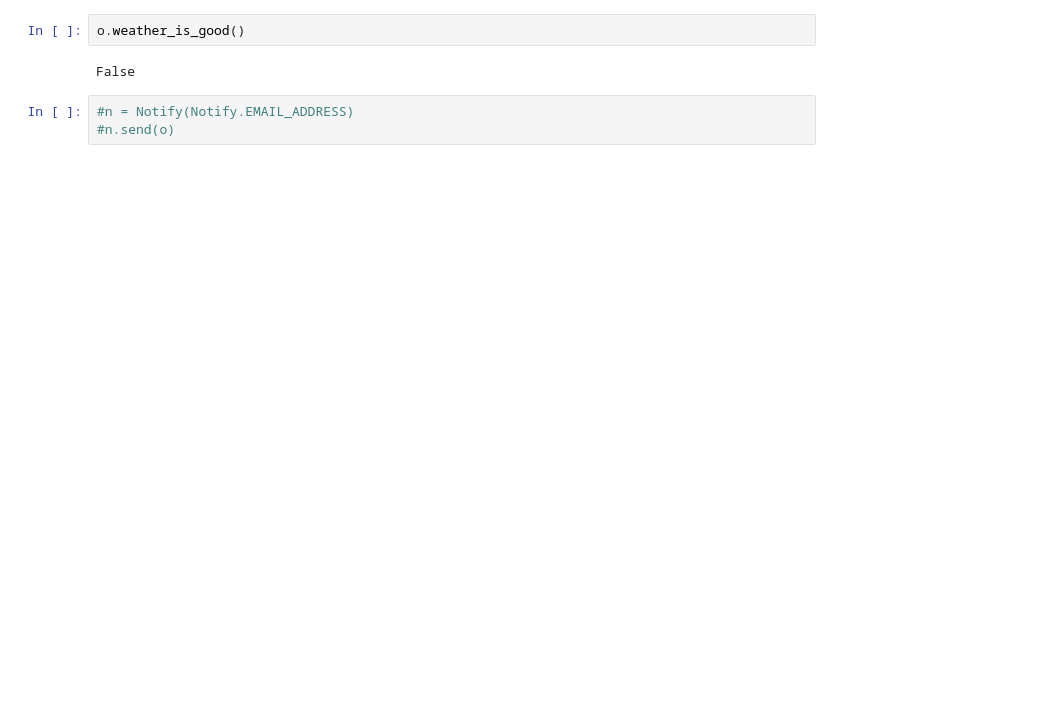
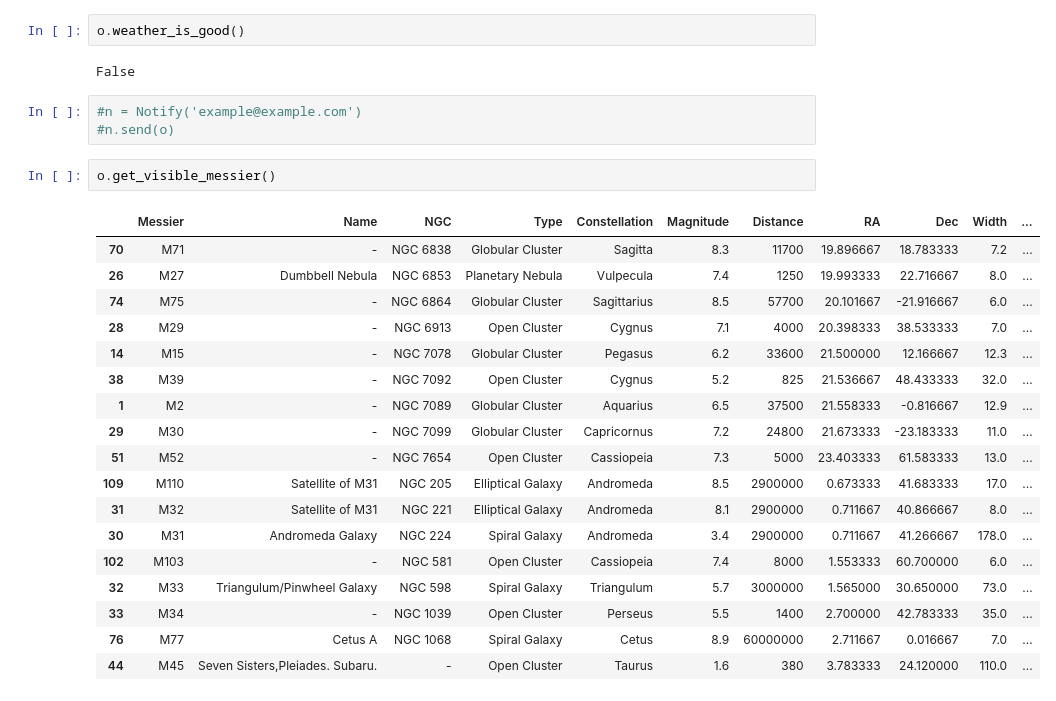
Before and after one commit to pozar87/apts, a Jupyter notebook: Test.ipynb, the cells around one changed output. Saved outputs shown, nothing was run; the diff lists cells and outputs as text; blank space fills up the shorter version.

```diff
--- a/Test.ipynb
+++ b/Test.ipynb
@@ -39,5 +39,26 @@ o.weather_is_good()
 # %% [output]
 False
 # %%
-#n = Notify(Notify.EMAIL_ADDRESS)
+#n = Notify('example@example.com')
 #n.send(o)
+# %%
+o.get_visible_messier()
+# %% [output]
+|  | Messier | Name | NGC | Type | Constellation | Magnitude | Distance | RA | Dec | Width | ... |
+| 70 | M71 | - | NGC 6838 | Globular Cluster | Sagitta | 8.3 | 11700 | 19.896667 | 18.783333 | 7.2 | ... |
+| 26 | M27 | Dumbbell Nebula | NGC 6853 | Planetary Nebula | Vulpecula | 7.4 | 1250 | 19.993333 | 22.716667 | 8.0 | ... |
+| 74 | M75 | - | NGC 6864 | Globular Cluster | Sagittarius | 8.5 | 57700 | 20.101667 | -21.916667 | 6.0 | ... |
+| 28 | M29 | - | NGC 6913 | Open Cluster | Cygnus | 7.1 | 4000 | 20.398333 | 38.533333 | 7.0 | ... |
+| 14 | M15 | - | NGC 7078 | Globular Cluster | Pegasus | 6.2 | 33600 | 21.500000 | 12.166667 | 12.3 | ... |
+| 38 | M39 | - | NGC 7092 | Open Cluster | Cygnus | 5.2 | 825 | 21.536667 | 48.433333 | 32.0 | ... |
+| 1 | M2 | - | NGC 7089 | Globular Cluster | Aquarius | 6.5 | 37500 | 21.558333 | -0.816667 | 12.9 | ... |
+| 29 | M30 | - | NGC 7099 | Globular Cluster | Capricornus | 7.2 | 24800 | 21.673333 | -23.183333 | 11.0 | ... |
+| 51 | M52 | - | NGC 7654 | Open Cluster | Cassiopeia | 7.3 | 5000 | 23.403333 | 61.583333 | 13.0 | ... |
+| 109 | M110 | Satellite of M31 | NGC 205 | Elliptical Galaxy | Andromeda | 8.5 | 2900000 | 0.673333 | 41.683333 | 17.0 | ... |
+| 31 | M32 | Satellite of M31 | NGC 221 | Elliptical Galaxy | Andromeda | 8.1 | 2900000 | 0.711667 | 40.866667 | 8.0 | ... |
+| 30 | M31 | Andromeda Galaxy | NGC 224 | Spiral Galaxy | Andromeda | 3.4 | 2900000 | 0.711667 | 41.266667 | 178.0 | ... |
+| 102 | M103 | - | NGC 581 | Open Cluster | Cassiopeia | 7.4 | 8000 | 1.553333 | 60.700000 | 6.0 | ... |
+| 32 | M33 | Triangulum/Pinwheel Galaxy | NGC 598 | Spiral Galaxy | Triangulum | 5.7 | 3000000 | 1.565000 | 30.650000 | 73.0 | ... |
+| 33 | M34 | - | NGC 1039 | Open Cluster | Perseus | 5.5 | 1400 | 2.700000 | 42.783333 | 35.0 | ... |
+| 76 | M77 | Cetus A | NGC 1068 | Spiral Galaxy | Cetus | 8.9 | 60000000 | 2.711667 | 0.016667 | 7.0 | ... |
+| 44 | M45 | Seven Sisters,Pleiades. Subaru. | - | Open Cluster | Taurus | 1.6 | 380 | 3.783333 | 24.120000 | 110.0 | ... |
```
Also changed, not shown: parts of 4 cells of this notebook, 6 other files.
